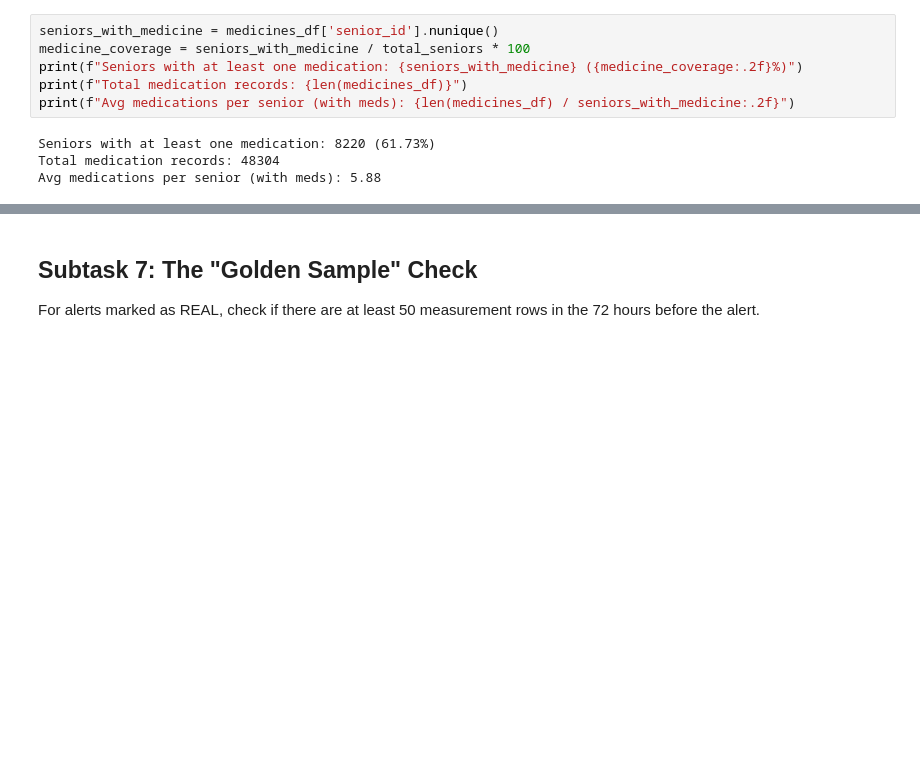
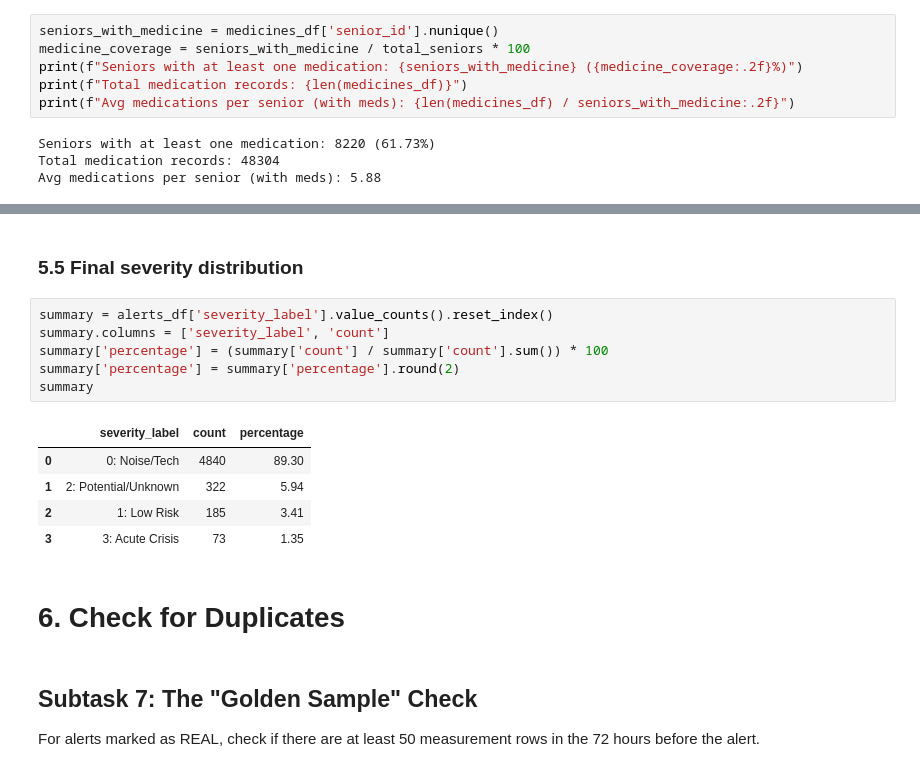
Before and after one commit to eldarmuk/AI-CVD, a Jupyter notebook: notebooks/02_basic_eda.ipynb, the cells around one changed output, grey strips where cells are left out. Drawn from its saved outputs; the diff is of its cells as text; blank space fills up the shorter version.

```diff
--- a/notebooks/02_basic_eda.ipynb
+++ b/notebooks/02_basic_eda.ipynb
@@ -613,3 +667,19 @@ for category in ['TECHNICAL', 'REAL', 'UNVERIFIED']:
+# %% [markdown]
+### 5.5 Final severity distribution
+# %%
+summary = alerts_df['severity_label'].value_counts().reset_index()
+summary.columns = ['severity_label', 'count']
+summary['percentage'] = (summary['count'] / summary['count'].sum()) * 100
+summary['percentage'] = summary['percentage'].round(2)
+summary
+# %% [output]
+|  | severity_label | count | percentage |
+| 0 | 0: Noise/Tech | 4840 | 89.30 |
+| 1 | 2: Potential/Unknown | 322 | 5.94 |
+| 2 | 1: Low Risk | 185 | 3.41 |
+| 3 | 3: Acute Crisis | 73 | 1.35 |
+# %% [markdown]
+# 6. Check for Duplicates
 # %% [markdown]
 ## Subtask 7: The "Golden Sample" Check
 
```
Also changed, not shown: parts of 15 cells of this notebook.
